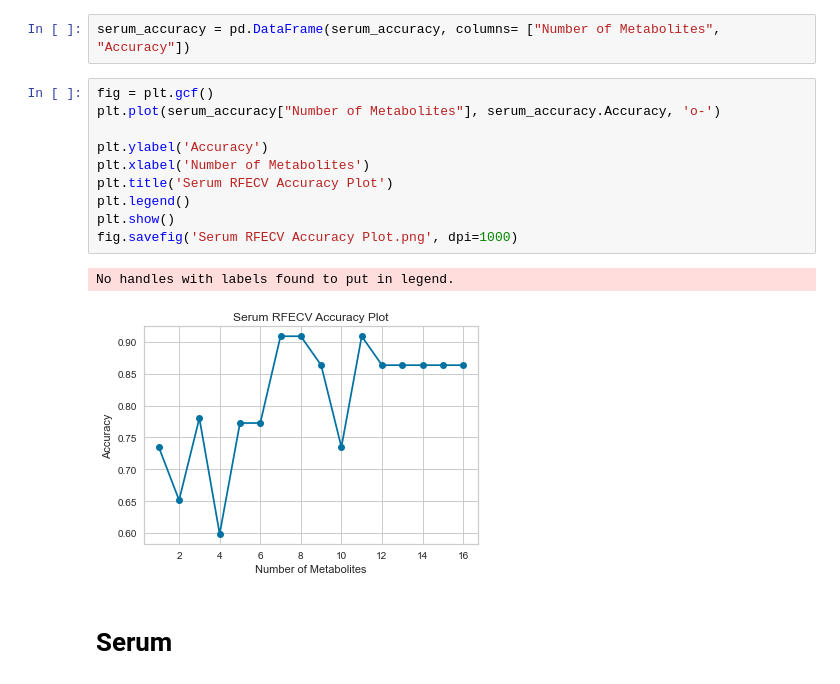
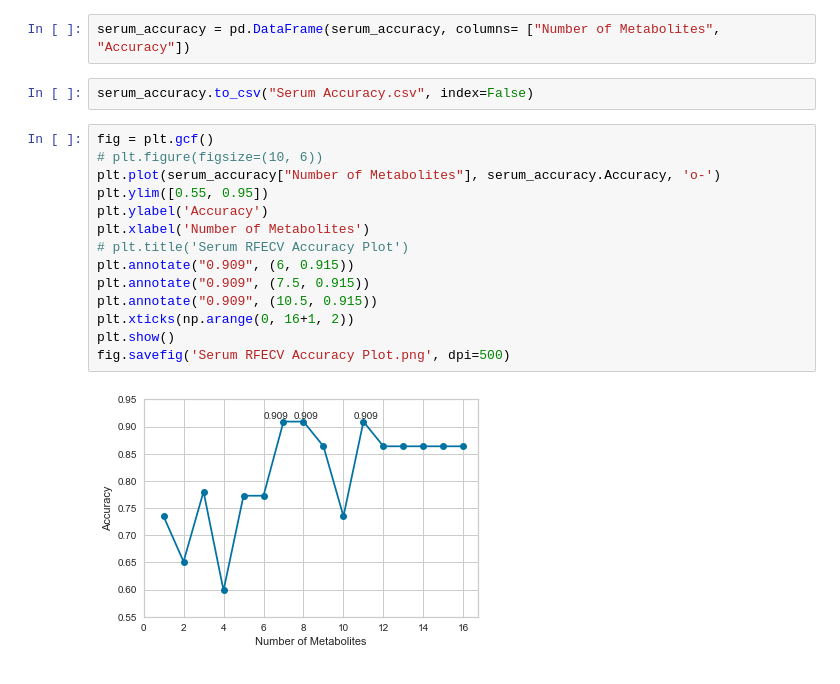
Before and after one commit to utshabkg/lung_cancer_biomarker, a Jupyter notebook: visualizations/curve/full_final_RFE_rf.ipynb, the cells around one changed output. Cells and saved outputs as stored; diff of their text form.

```diff
--- a/visualizations/curve/full_final_RFE_rf.ipynb
+++ b/visualizations/curve/full_final_RFE_rf.ipynb
@@ -372,18 +216,21 @@ serum_accuracy = rfecv_accuracy(serum, 16, 'XGBClassifier')
 ... (20 outputs left out)
 # %%
 serum_accuracy = pd.DataFrame(serum_accuracy, columns= ["Number of Metabolites", "Accuracy"])
+# %%
+serum_accuracy.to_csv("Serum Accuracy.csv", index=False)
 # %%
 fig = plt.gcf()
+# plt.figure(figsize=(10, 6))
 plt.plot(serum_accuracy["Number of Metabolites"], serum_accuracy.Accuracy, 'o-')
-
+plt.ylim([0.55, 0.95])
 plt.ylabel('Accuracy')
 plt.xlabel('Number of Metabolites')
-plt.title('Serum RFECV Accuracy Plot')
-plt.legend()
+# plt.title('Serum RFECV Accuracy Plot')
+plt.annotate("0.909", (6, 0.915))
+plt.annotate("0.909", (7.5, 0.915))
+plt.annotate("0.909", (10.5, 0.915))
+plt.xticks(np.arange(0, 16+1, 2))
 plt.show()
-fig.savefig('Serum RFECV Accuracy Plot.png', dpi=1000)
+fig.savefig('Serum RFECV Accuracy Plot.png', dpi=500)
 # %% [output]
-No handles with labels found to put in legend.
-[figure, old version]
+[figure, new version]
-# %% [markdown]
-# Serum
```
Also changed, not shown: parts of 49 cells of this notebook, 11 other files.
